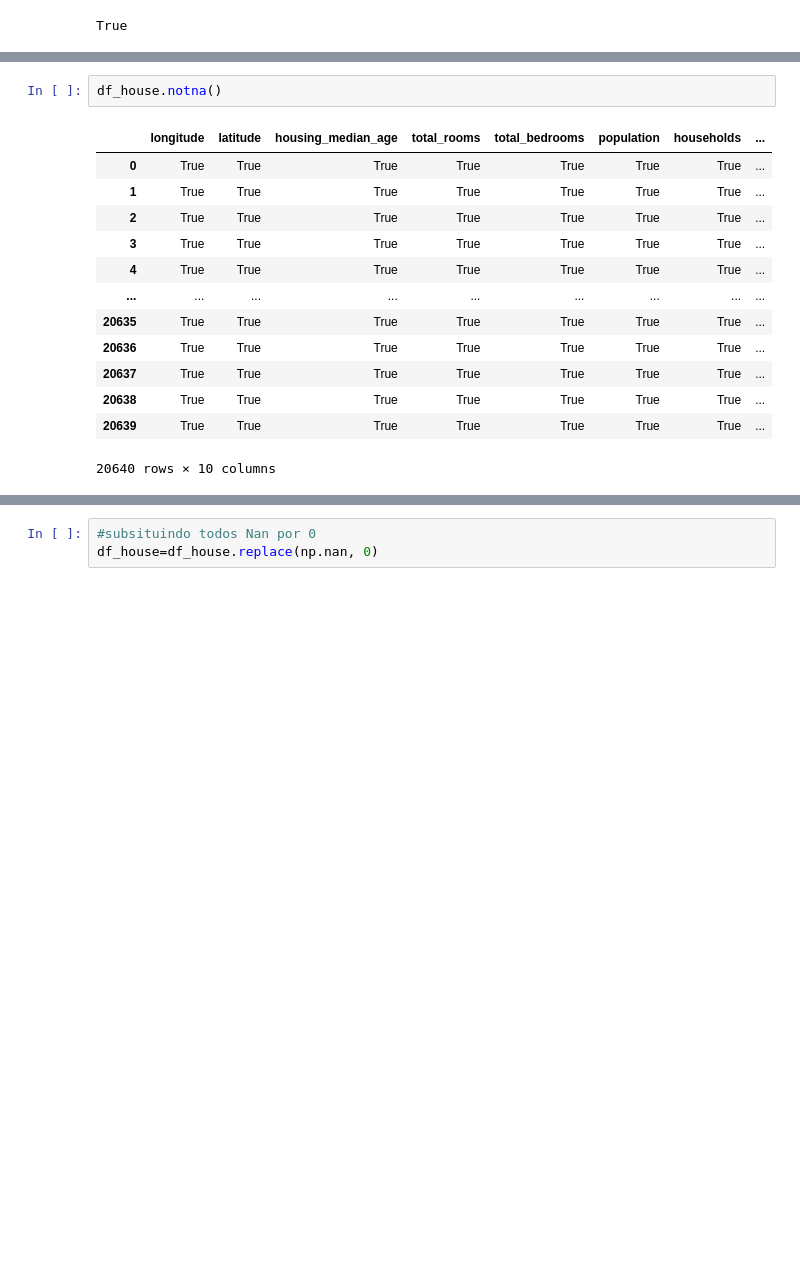
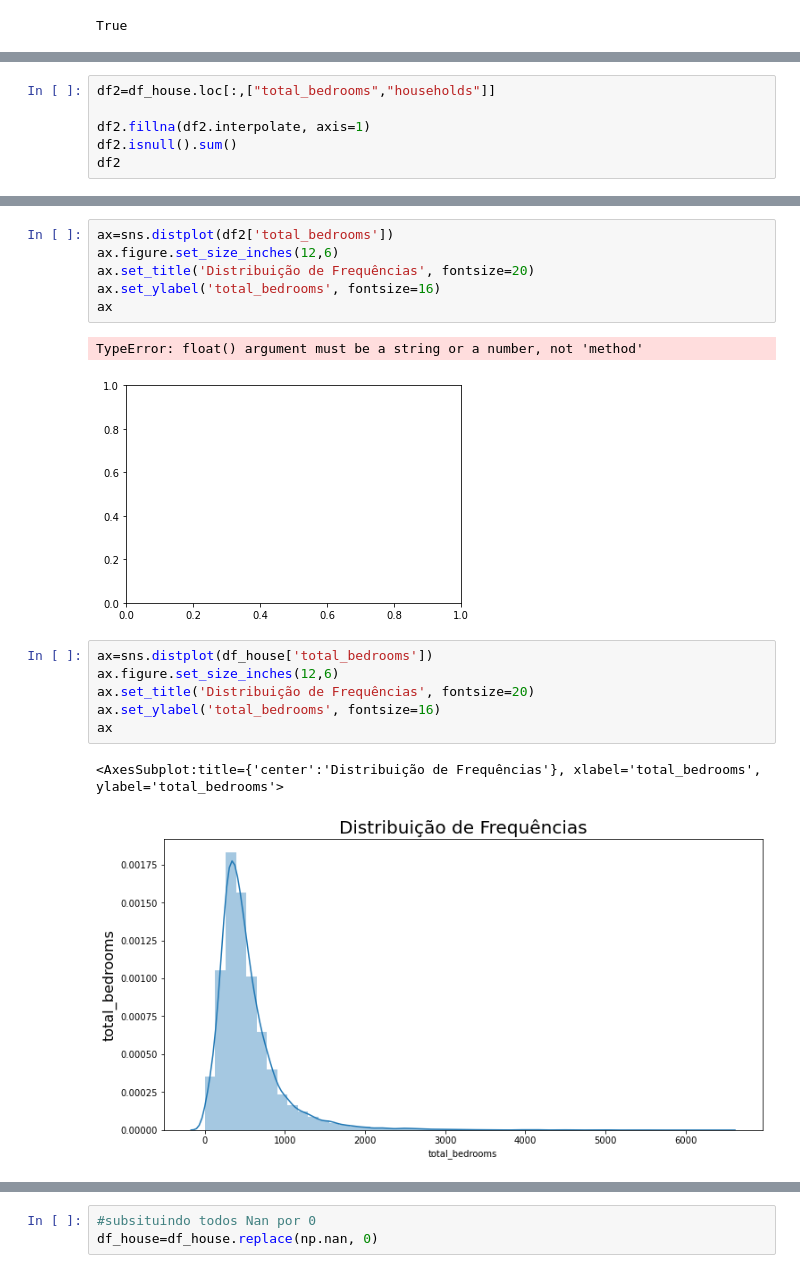
Before and after one commit to thomasbekhor/Exploratory-and-Predictive-Analysis, a Jupyter notebook: HOUSE.ipynb, the cells around one changed output, grey strips where cells are left out. Drawn from its saved outputs; the diff is of its cells as text; blank space fills up the shorter version.

```diff
--- a/HOUSE.ipynb
+++ b/HOUSE.ipynb
@@ -111,0 +183,6 @@ True
+# %%
+df2=df_house.loc[:,["total_bedrooms","households"]]
+
+df2.fillna(df2.interpolate, axis=1)
+df2.isnull().sum()
+df2
@@ -112,17 +203,19 @@ True
+# %%
+ax=sns.distplot(df2['total_bedrooms'])
+ax.figure.set_size_inches(12,6)
+ax.set_title('Distribuição de Frequências', fontsize=20)
+ax.set_ylabel('total_bedrooms', fontsize=16)
+ax
+# %% [output]
+TypeError: float() argument must be a string or a number, not 'method'
+[figure, added]
 # %%
-df_house.notna()
+ax=sns.distplot(df_house['total_bedrooms'])
+ax.figure.set_size_inches(12,6)
+ax.set_title('Distribuição de Frequências', fontsize=20)
+ax.set_ylabel('total_bedrooms', fontsize=16)
+ax
 # %% [output]
-|  | longitude | latitude | housing_median_age | total_rooms | total_bedrooms | population | households | ... |
-| 0 | True | True | True | True | True | True | True | ... |
-| 1 | True | True | True | True | True | True | True | ... |
-| 2 | True | True | True | True | True | True | True | ... |
-| 3 | True | True | True | True | True | True | True | ... |
-| 4 | True | True | True | True | True | True | True | ... |
-| ... | ... | ... | ... | ... | ... | ... | ... | ... |
-| 20635 | True | True | True | True | True | True | True | ... |
-| 20636 | True | True | True | True | True | True | True | ... |
-| 20637 | True | True | True | True | True | True | True | ... |
-| 20638 | True | True | True | True | True | True | True | ... |
-| 20639 | True | True | True | True | True | True | True | ... |
-20640 rows × 10 columns
+<AxesSubplot:title={'center':'Distribuição de Frequências'}, xlabel='total_bedrooms', ylabel='total_bedrooms'>
+[figure, added]
 # %%
```
Also changed, not shown: parts of 28 cells of this notebook, 2 other files.
